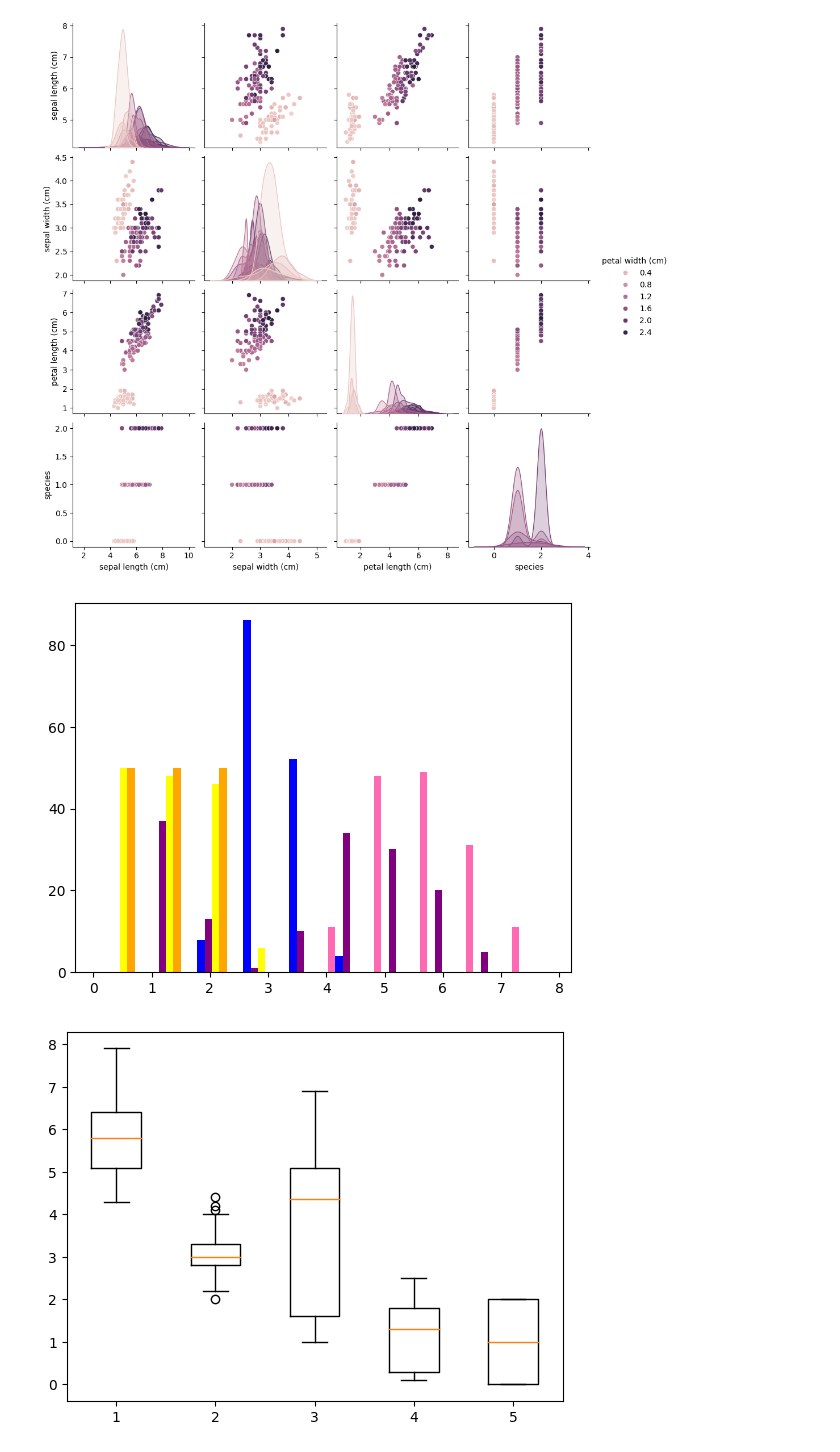
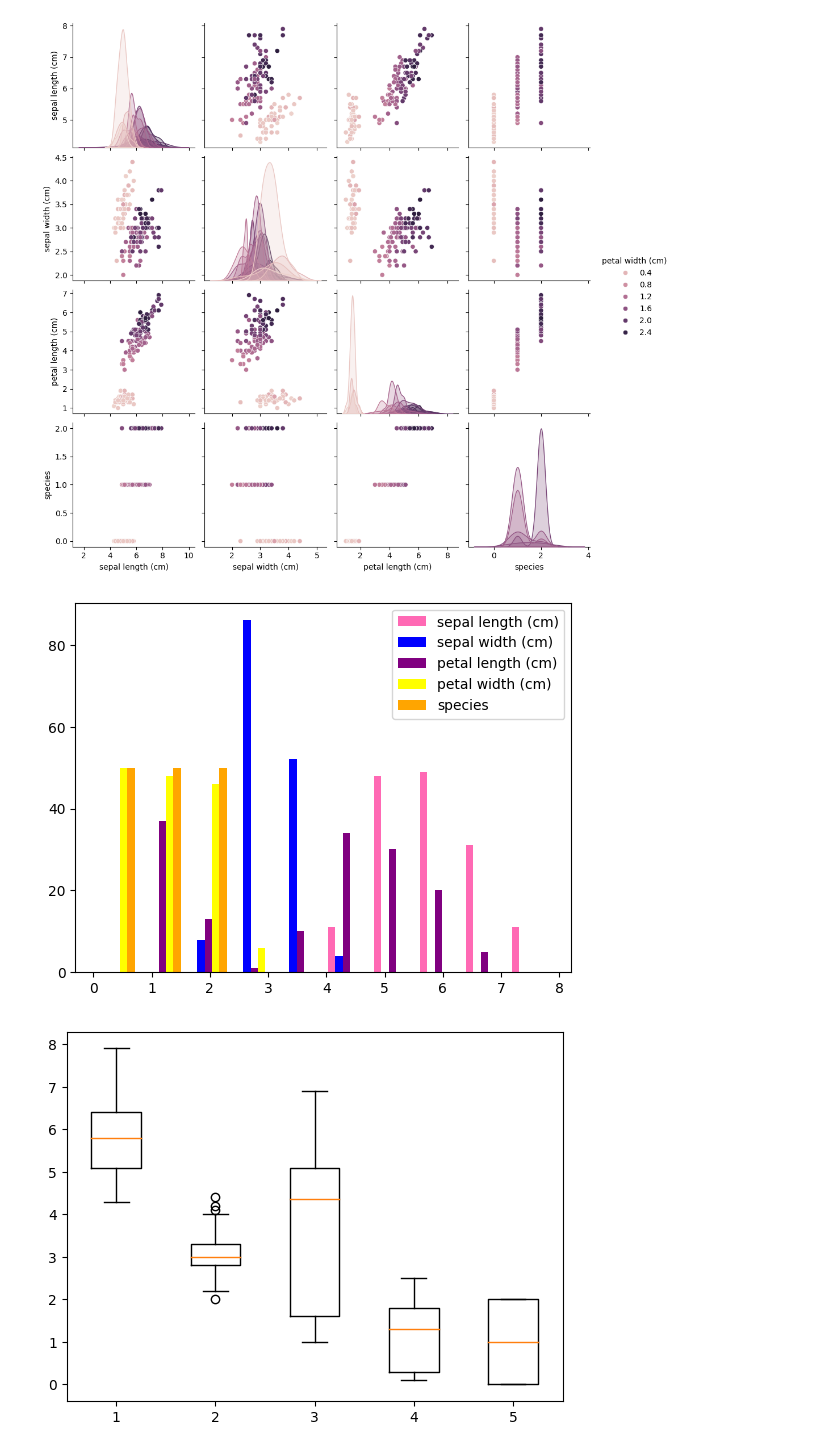
Before and after one commit to Mahdiyeh-Asgharpour/iris, a Jupyter notebook: iris_project.ipynb, the cells around one changed output. Drawn from its saved outputs; the diff is of its cells as text; code cells hidden in the pictures.

```diff
--- a/iris_project.ipynb
+++ b/iris_project.ipynb
@@ -85,10 +88,11 @@ plt.show()
 # %%
 plt.hist(df,
          color = ['hotpink','blue','purple','yellow','orange'],
          label = df.columns)
+plt.legend()
 plt.show()
 # %% [output]
-[figure, old version]
+[figure, new version]
 # %%
 plt.boxplot(df)
 plt.show()
```
Also changed, not shown: parts of 7 cells of this notebook.
